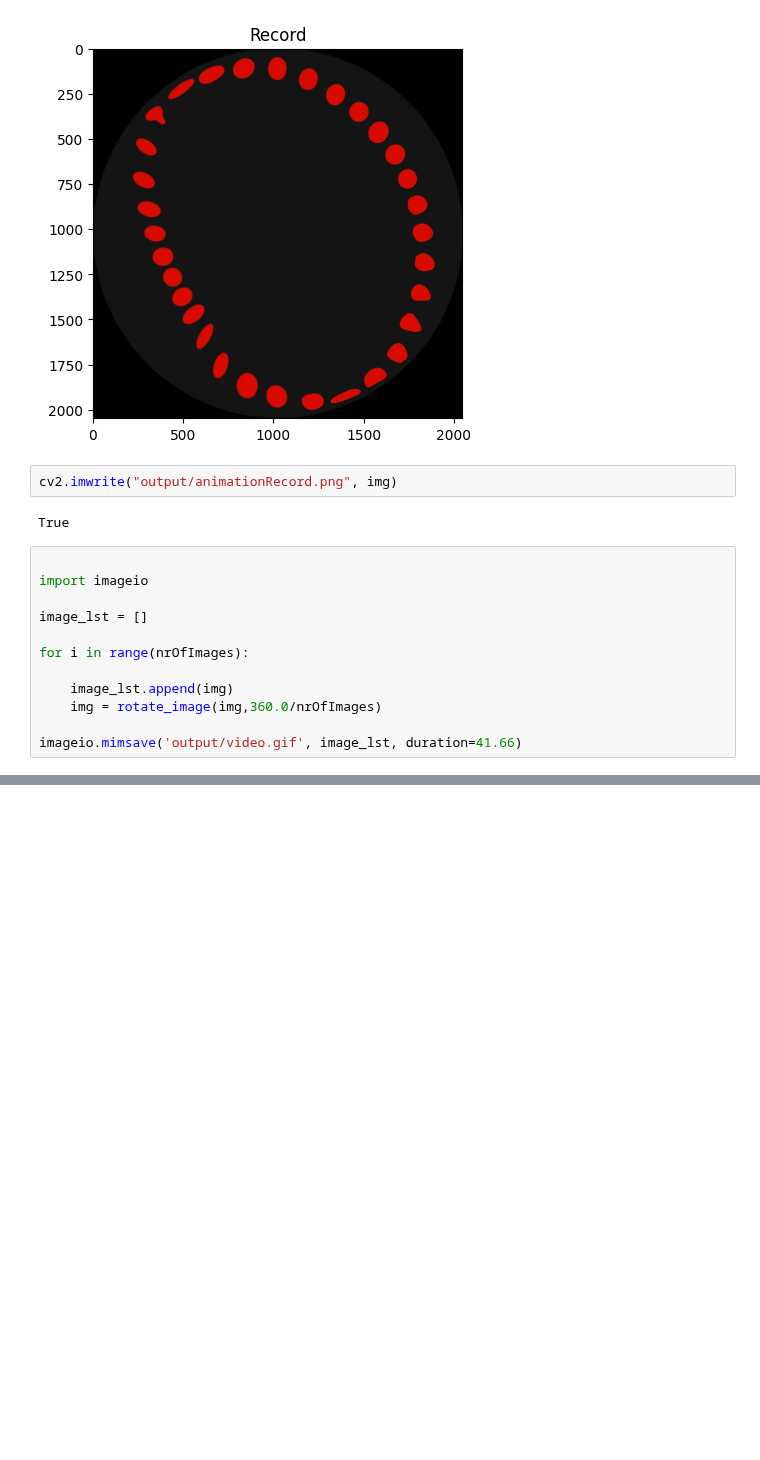
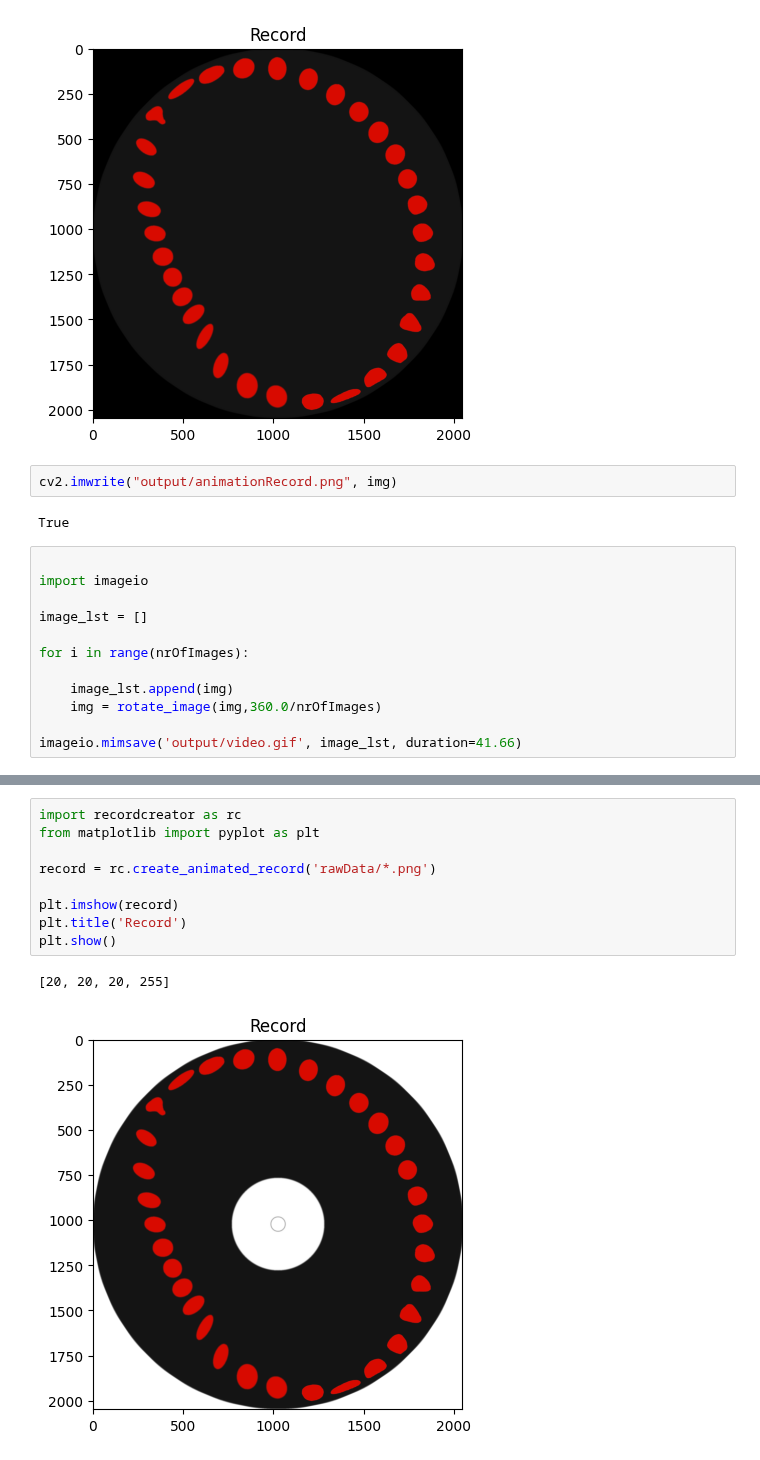
Before and after one commit to Jellevermandere/record-animator, a Jupyter notebook: main.ipynb, the cells around one changed output, grey strips where cells are left out. Drawn from its saved outputs; the diff is of its cells as text; blank space fills up the shorter version.

```diff
--- a/main.ipynb
+++ b/main.ipynb
@@ -124,0 +163,12 @@ imageio.mimsave('output/video.gif', image_lst, duration=41.66)
+# %%
+import recordcreator as rc
+from matplotlib import pyplot as plt
+
+record = rc.create_animated_record('rawData/*.png')
+
+plt.imshow(record)
+plt.title('Record')
+plt.show()
+# %% [output]
+[20, 20, 20, 255]
+[figure, added]
```
Also changed, not shown: parts of 5 cells of this notebook, 7 other files.
